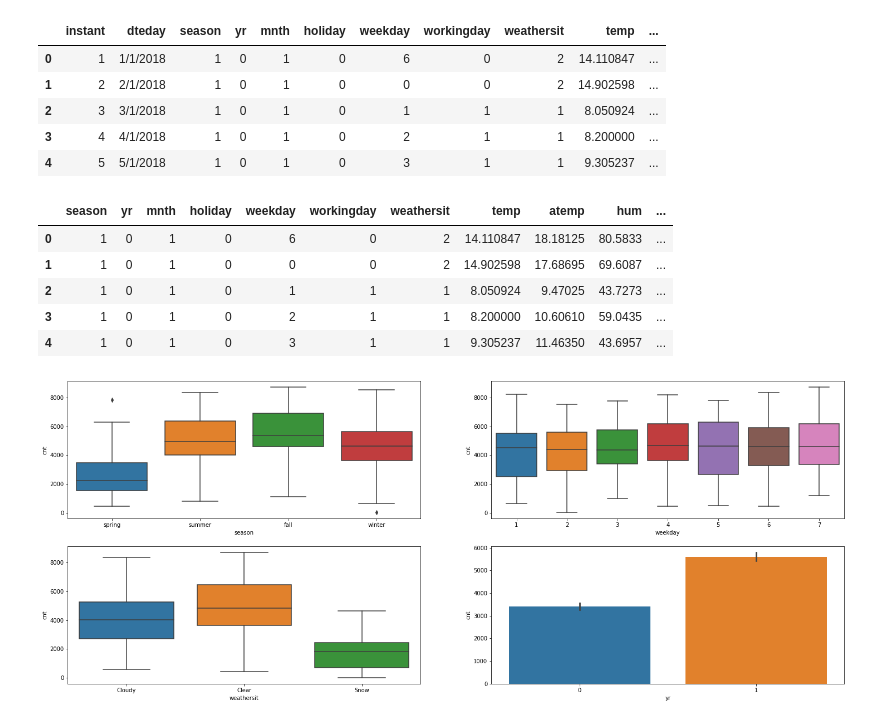
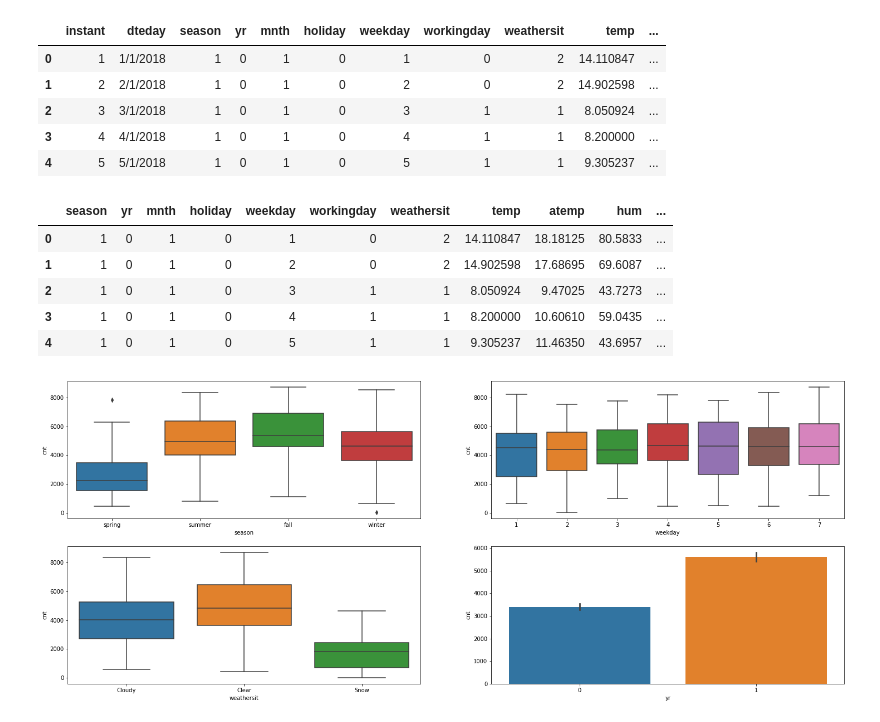
Before and after one commit to Abhi-Awasthi/bikesharing, a Jupyter notebook: BikeSharing.ipynb, the cells around one changed output. Cells and saved outputs as stored; diff of their text form; code cells hidden in the pictures.

```diff
--- a/BikeSharing.ipynb
+++ b/BikeSharing.ipynb
@@ -10,25 +10,25 @@ from statsmodels.stats.outliers_influence import variance_inflation_factor
 import warnings
 warnings.filterwarnings('ignore')
 # %%
-bikeShare=pd.read_csv('bikesharing.csv')
+bikeShare=pd.read_csv('day.csv')
 
 bikeShare.head(5)
 # %% [output]
 |  | instant | dteday | season | yr | mnth | holiday | weekday | workingday | weathersit | temp | ... |
-| 0 | 1 | 1/1/2018 | 1 | 0 | 1 | 0 | 6 | 0 | 2 | 14.110847 | ... |
-| 1 | 2 | 2/1/2018 | 1 | 0 | 1 | 0 | 0 | 0 | 2 | 14.902598 | ... |
-| 2 | 3 | 3/1/2018 | 1 | 0 | 1 | 0 | 1 | 1 | 1 | 8.050924 | ... |
-| 3 | 4 | 4/1/2018 | 1 | 0 | 1 | 0 | 2 | 1 | 1 | 8.200000 | ... |
-| 4 | 5 | 5/1/2018 | 1 | 0 | 1 | 0 | 3 | 1 | 1 | 9.305237 | ... |
+| 0 | 1 | 1/1/2018 | 1 | 0 | 1 | 0 | 1 | 0 | 2 | 14.110847 | ... |
+| 1 | 2 | 2/1/2018 | 1 | 0 | 1 | 0 | 2 | 0 | 2 | 14.902598 | ... |
+| 2 | 3 | 3/1/2018 | 1 | 0 | 1 | 0 | 3 | 1 | 1 | 8.050924 | ... |
+| 3 | 4 | 4/1/2018 | 1 | 0 | 1 | 0 | 4 | 1 | 1 | 8.200000 | ... |
+| 4 | 5 | 5/1/2018 | 1 | 0 | 1 | 0 | 5 | 1 | 1 | 9.305237 | ... |
 # %%
 # dropping columns
 bikeShare.drop(['dteday','instant','casual','registered'], axis=1, inplace=True)
 bikeShare.head(5)
 # %% [output]
 |  | season | yr | mnth | holiday | weekday | workingday | weathersit | temp | atemp | hum | ... |
-| 0 | 1 | 0 | 1 | 0 | 6 | 0 | 2 | 14.110847 | 18.18125 | 80.5833 | ... |
-| 1 | 1 | 0 | 1 | 0 | 0 | 0 | 2 | 14.902598 | 17.68695 | 69.6087 | ... |
-| 2 | 1 | 0 | 1 | 0 | 1 | 1 | 1 | 8.050924 | 9.47025 | 43.7273 | ... |
-| 3 | 1 | 0 | 1 | 0 | 2 | 1 | 1 | 8.200000 | 10.60610 | 59.0435 | ... |
-| 4 | 1 | 0 | 1 | 0 | 3 | 1 | 1 | 9.305237 | 11.46350 | 43.6957 | ... |
+| 0 | 1 | 0 | 1 | 0 | 1 | 0 | 2 | 14.110847 | 18.18125 | 80.5833 | ... |
+| 1 | 1 | 0 | 1 | 0 | 2 | 0 | 2 | 14.902598 | 17.68695 | 69.6087 | ... |
+| 2 | 1 | 0 | 1 | 0 | 3 | 1 | 1 | 8.050924 | 9.47025 | 43.7273 | ... |
+| 3 | 1 | 0 | 1 | 0 | 4 | 1 | 1 | 8.200000 | 10.60610 | 59.0435 | ... |
+| 4 | 1 | 0 | 1 | 0 | 5 | 1 | 1 | 9.305237 | 11.46350 | 43.6957 | ... |
 # %%
```
Also changed, not shown: parts of 12 cells of this notebook, 2 other files.
